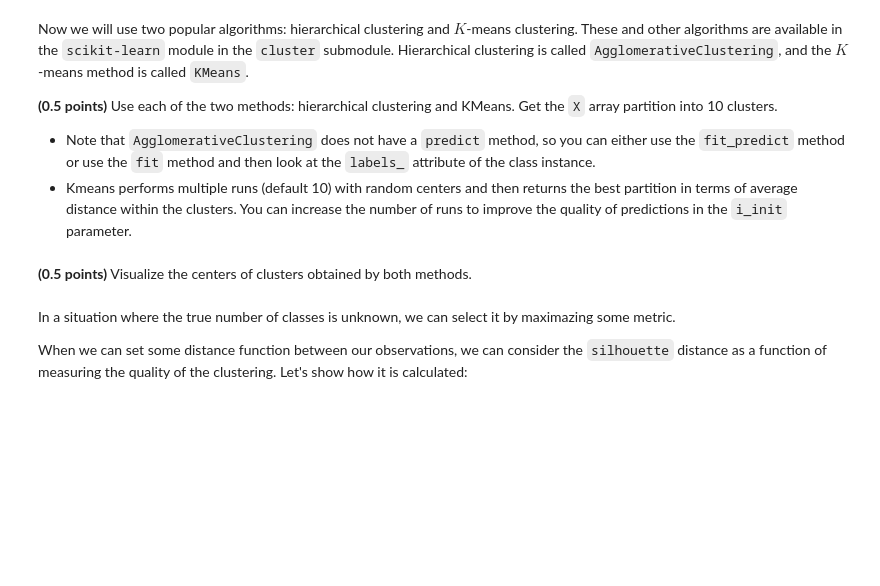
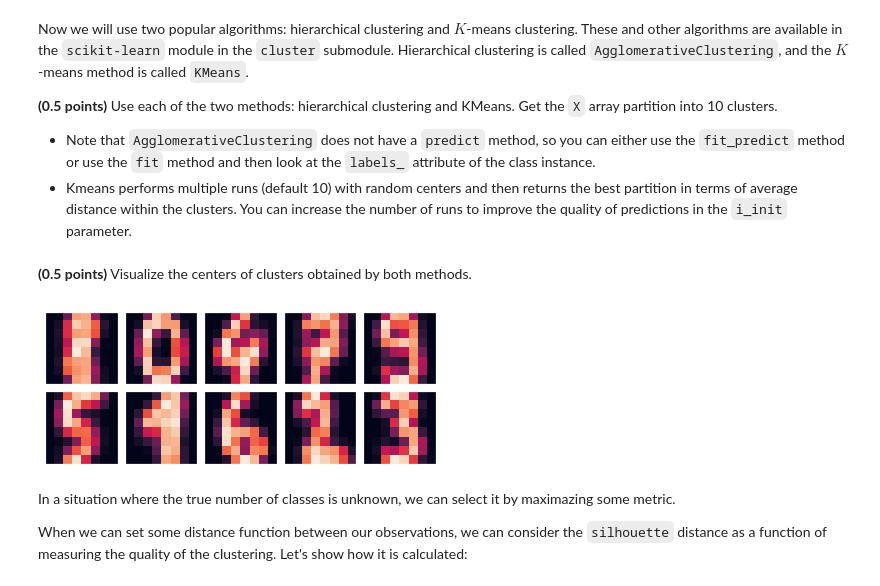
Before and after one commit to DariaHv/rs_school_ml_1, a Jupyter notebook: clustering.ipynb, the cells around one changed output. Drawn from its saved outputs; the diff is of its cells as text; code cells hidden in the pictures; blank space fills up the shorter version.

```diff
--- a/clustering.ipynb
+++ b/clustering.ipynb
@@ -187,8 +200,29 @@ kmeans_labels = ...
+# %%
+h_model = AgglomerativeClustering(n_clusters=10)
+k_model = KMeans(n_clusters=10,n_init=100)
+# %%
+hierarchical_labels = h_model.fit_predict(X)
+kmeans_labels =  k_model.fit(X).labels_
 # %%
 assert hierarchical_labels.shape == (1797,)
 assert kmeans_labels.shape == (1797,)
 # %% [markdown]
 **(0.5 points)** Visualize the centers of clusters obtained by both methods.
+# %%
+y_kmeans = k_model.predict(X)
+k_centers = k_model.cluster_centers_
+from mpl_toolkits.axes_grid1 import ImageGrid
+fig = plt.figure(figsize=(7, 7))
+grid = ImageGrid(fig, 111,  # similar to subplot(111)
+                 nrows_ncols=(2, 5),  # creates 2x2 grid of axes
+                 axes_pad=0.1,  # pad between axes in inch.
+                 )
+for ax, im in zip(grid, [k_centers[i].reshape(8,8) for i in range(10)]):
+    ax.axes.xaxis.set_ticks([])
+    ax.axes.yaxis.set_ticks([])
+    ax.imshow(im)#plt.show()
+# %% [output]
+[figure, added]
 # %% [markdown]
 In a situation where the true number of classes is unknown, we can select it by maximazing some metric.
 
```
Also changed, not shown: parts of 7 cells of this notebook.
